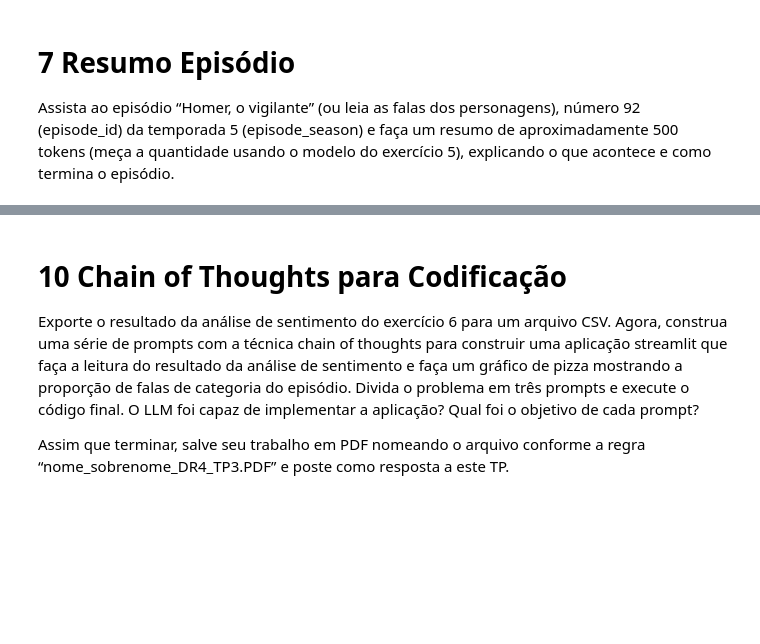
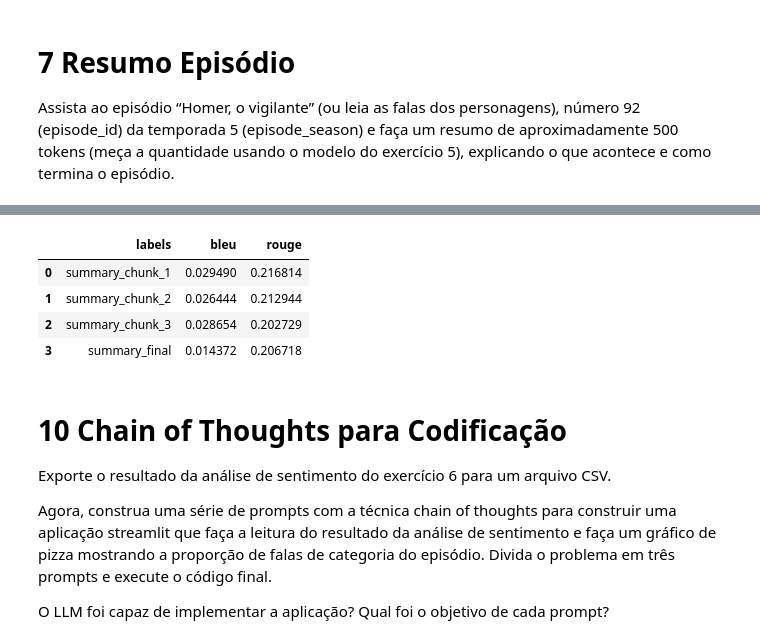
Before and after one commit to rodrigo1992-cmyk/DR4_TP3, a Jupyter notebook: app/notebooks/DR4_TP3.ipynb, the cells around one changed output, grey strips where cells are left out. Drawn from its saved outputs; the diff is of its cells as text; code cells hidden in the pictures; blank space fills up the shorter version.

```diff
--- a/app/notebooks/DR4_TP3.ipynb
+++ b/app/notebooks/DR4_TP3.ipynb
@@ -736,6 +930,45 @@ Utilize as métricas BLEU e ROUGE para comparar os resultados dos prompts do exe
+# %%
+from sacrebleu.metrics import BLEU
+from rouge import Rouge
+
+def bleu_score(hypothesis, reference):
+    bleu_scorer = BLEU(effective_order=True)
+    score = bleu_scorer.sentence_score(hypothesis, [reference])
+    score = score.score/100
+    return score
+
+
+def rouge_score(hypothesis, reference):
+    rouge = Rouge()
+    scores = rouge.get_scores(hypothesis, reference)
+    return scores[0]['rouge-l']['f']
+
+
+#Avaliação de cada chunk
+scores_bleu = []
+scores_rouge = []
+for chunk in chunks_summary:
+    scores_bleu.append(bleu_score(chunk, resumo))
+    scores_rouge.append(rouge_score(chunk, resumo))
+
+scores_bleu.append(bleu_score(response.text, resumo))
+scores_rouge.append(rouge_score(response.text, resumo))
+
+labels = ['summary_chunk_1', 'summary_chunk_2', 'summary_chunk_3', 'summary_final']
+df_scores = pd.DataFrame({'labels': labels, 'bleu': scores_bleu, 'rouge': scores_rouge})
+
+df_scores
+# %% [output]
+|  | labels | bleu | rouge |
+| 0 | summary_chunk_1 | 0.029490 | 0.216814 |
+| 1 | summary_chunk_2 | 0.026444 | 0.212944 |
+| 2 | summary_chunk_3 | 0.028654 | 0.202729 |
+| 3 | summary_final | 0.014372 | 0.206718 |
 # %% [markdown]
 # 10 Chain of Thoughts para Codificação
 
-Exporte o resultado da análise de sentimento do exercício 6 para um arquivo CSV. Agora, construa uma série de prompts com a técnica chain of thoughts para construir uma aplicação streamlit que faça a leitura do resultado da análise de sentimento e faça um gráfico de pizza mostrando a proporção de falas de categoria do episódio. Divida o problema em três prompts e execute o código final. O LLM foi capaz de implementar a aplicação? Qual foi o objetivo de cada prompt?
+Exporte o resultado da análise de sentimento do exercício 6 para um arquivo CSV.
 
-Assim que terminar, salve seu trabalho em PDF nomeando o arquivo conforme a regra “nome_sobrenome_DR4_TP3.PDF” e poste como resposta a este TP.
+Agora, construa uma série de prompts com a técnica chain of thoughts para construir uma aplicação streamlit que faça a leitura do resultado da análise de sentimento e faça um gráfico de pizza mostrando a proporção de falas de categoria do episódio. Divida o problema em três prompts e execute o código final.
+
+O LLM foi capaz de implementar a aplicação? Qual foi o objetivo de cada prompt?
```
Also changed, not shown: parts of 30 cells of this notebook.
